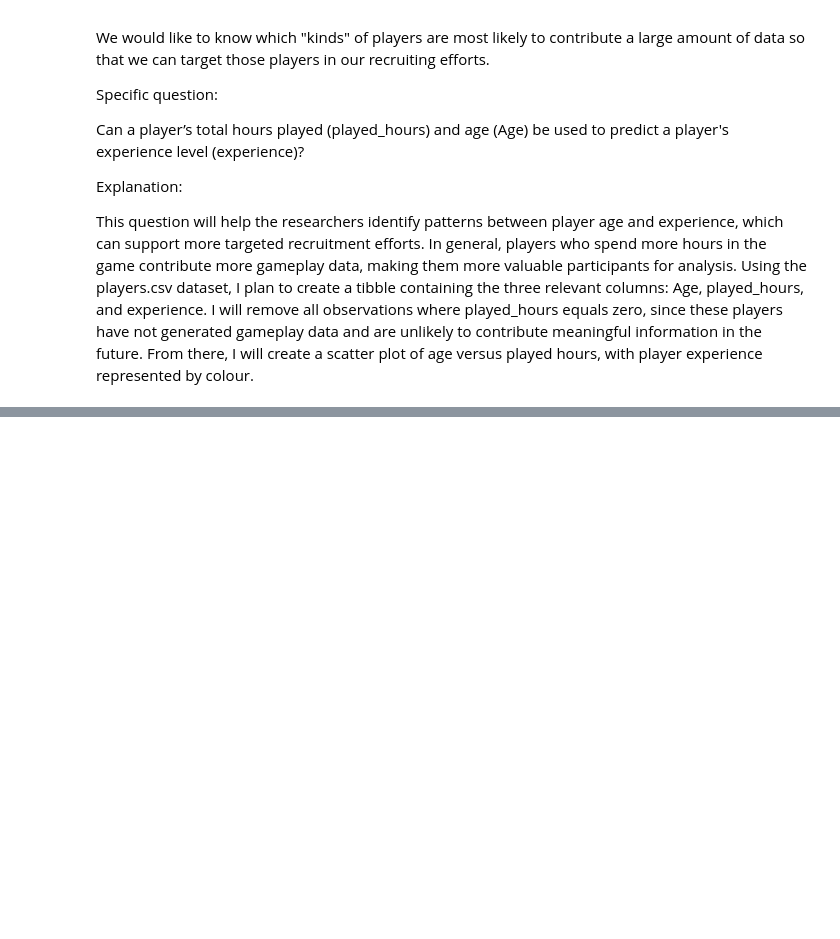
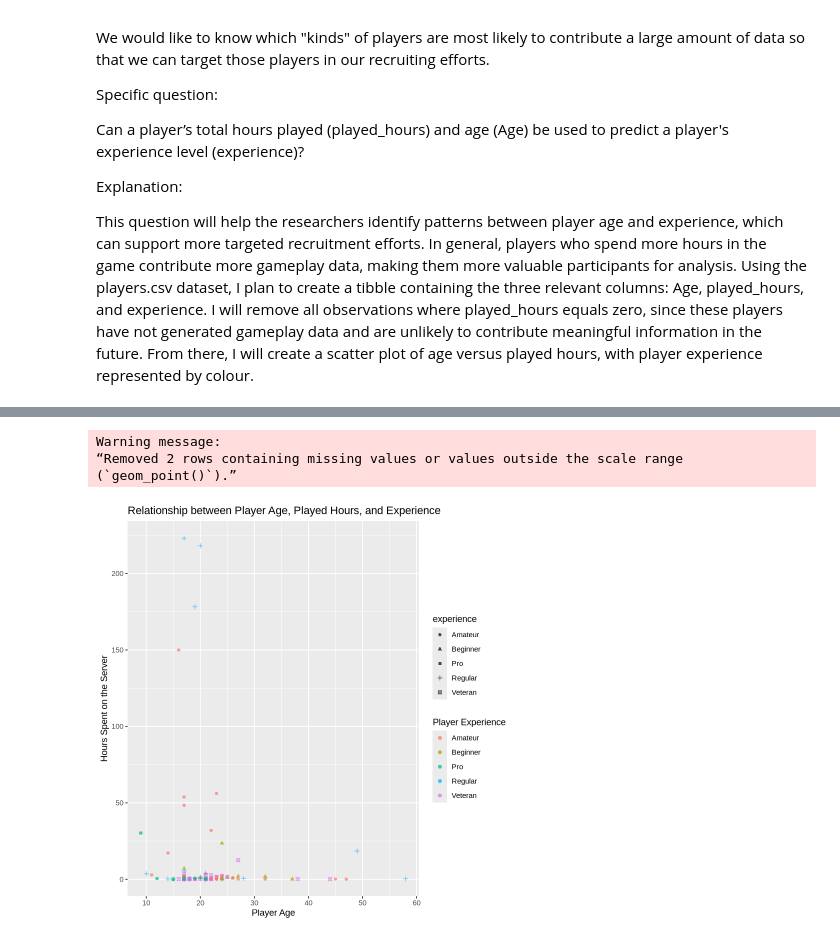
Before and after one commit to jonahblizzard5058-coder/Jonah-Cheung-DSCI-100-Project, a Jupyter notebook: Jonah_Cheung_DSCI100_Project_Individual_Portion.ipynb, the cells around one changed output, grey strips where cells are left out. Cells and saved outputs as stored; diff of their text form; code cells hidden in the pictures; blank space fills up the shorter version.

Commit message:
Part 3 completed
Added graphs, data visualizations, and observations to understand the data that I am working with.

```diff
--- a/Jonah_Cheung_DSCI100_Project_Individual_Portion.ipynb
+++ b/Jonah_Cheung_DSCI100_Project_Individual_Portion.ipynb
@@ -124,0 +125,14 @@ This question will help the researchers identify patterns between player age and
+# %%
+#Make a few exploratory visualizations of the data to help you understand it
+
+players_scatter_plot<-players|>
+    filter(played_hours > 0) |>
+    ggplot(aes(x = Age, y = played_hours, colour = experience, shape = experience))+
+    geom_point(alpha=0.7)+
+    labs(title = "Relationship between Player Age, Played Hours, and Experience", x = "Player Age", y = "Hours Spent on the Server", colour = "Player Experience")
+players_scatter_plot
+# %% [output]
+Warning message:
+“Removed 2 rows containing missing values or values outside the scale range
+(`geom_point()`).”
+[figure, added]
```
Also changed, not shown: parts of 12 cells of this notebook.
